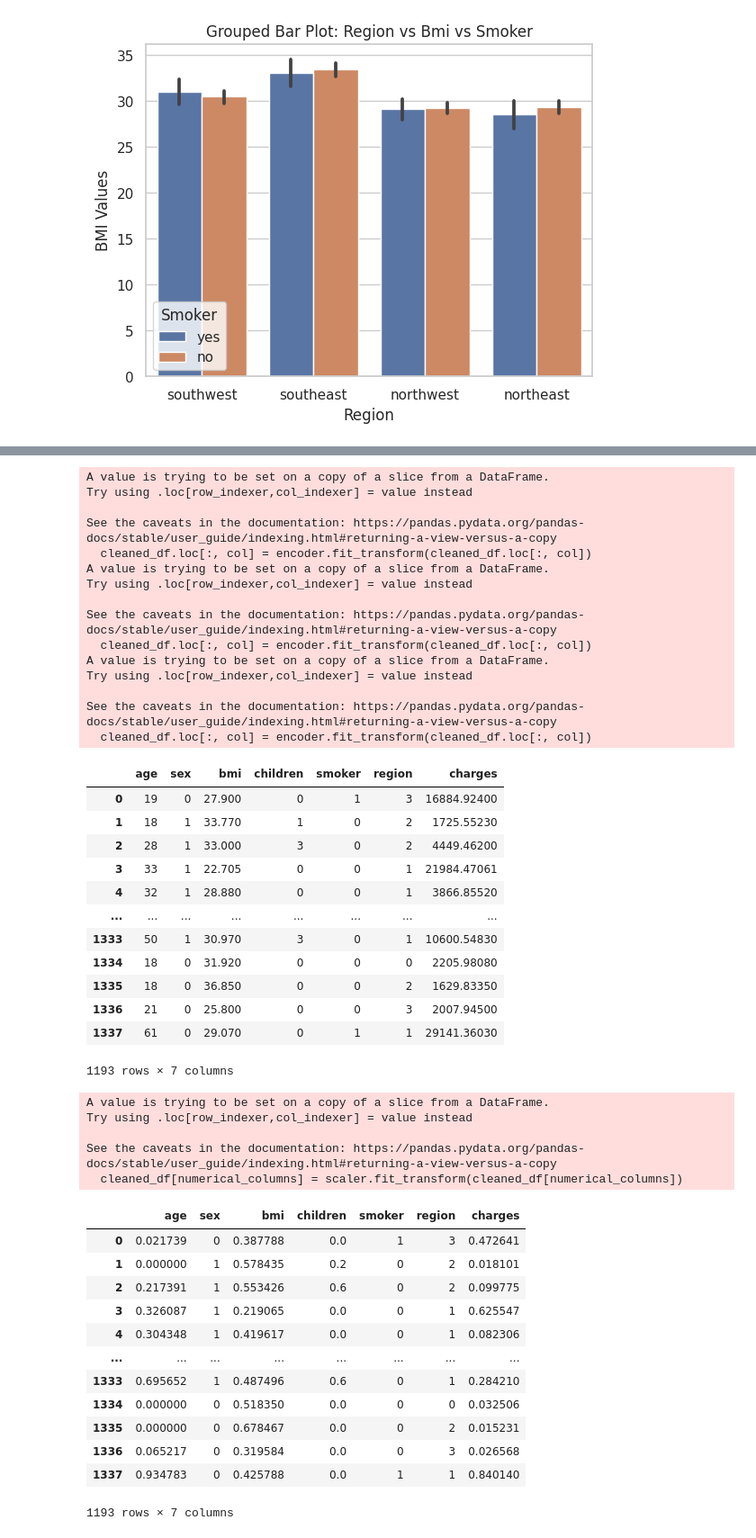
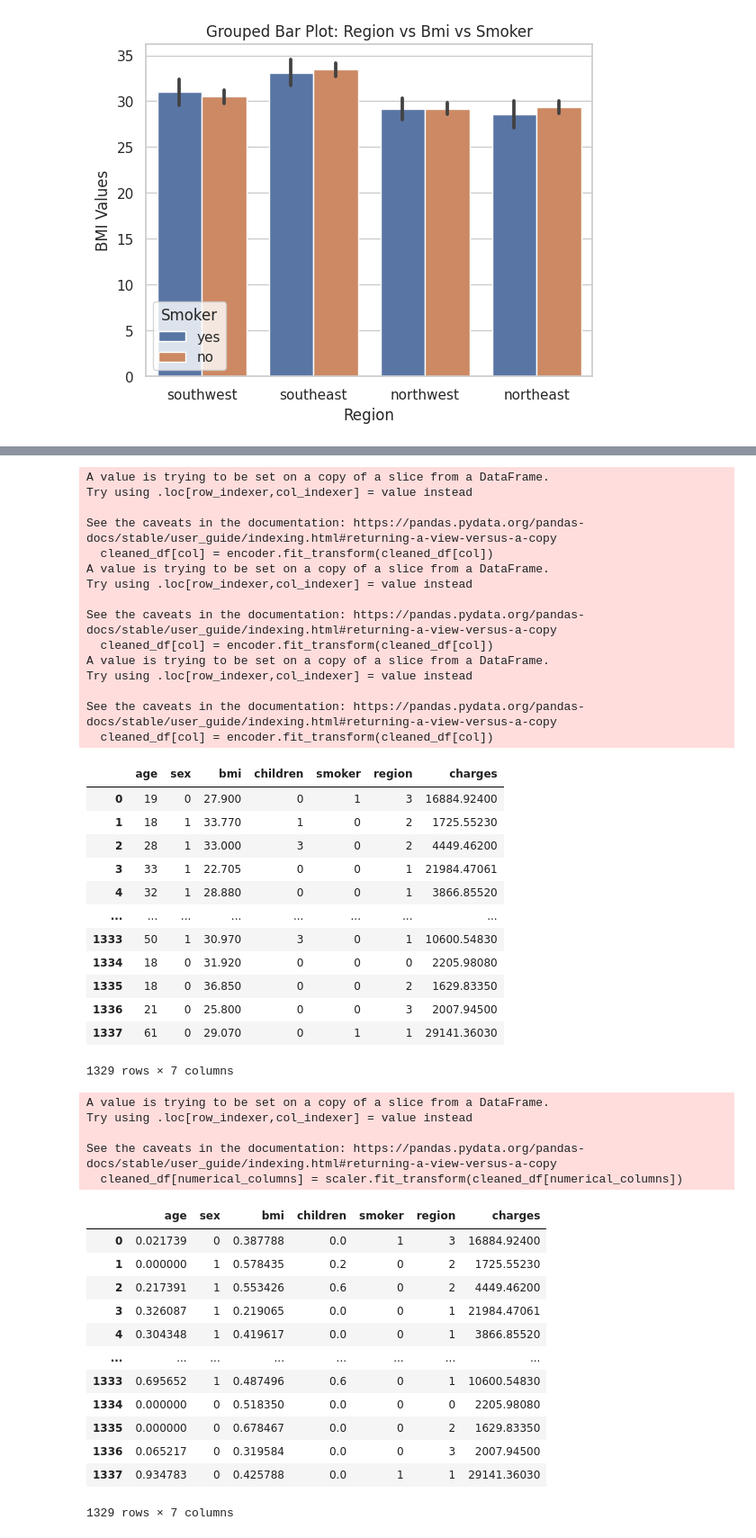
Before and after one commit to koozgur/Aygaz_Makine_Ogrenmesi_Bootcamp, a Jupyter notebook: Medical_Cost_Analysis.ipynb, the cells around one changed output, grey strips where cells are left out. Shown at 90% size. Cells and saved outputs as stored; diff of their text form; code cells hidden in the pictures.

```diff
--- a/Medical_Cost_Analysis.ipynb
+++ b/Medical_Cost_Analysis.ipynb
@@ -219,11 +219,16 @@ plt.show()
 # If the data point is smaller than Q1- 1.5* IQR or larger than Q3 + 1.5IQR,
 # we say that the point is outlier and we remove it.
 
+numeric_columns = ['age', 'bmi', 'children']
 
-Q1 = dataset.quantile(0.25)
-Q3 = dataset.quantile(0.75)
+
+Q1 = dataset[numeric_columns].quantile(0.25, numeric_only = True)
+Q3 = dataset[numeric_columns].quantile(0.75, numeric_only = True)
 IQR = Q3 - Q1
 threshold = 1.5
-outliers_mask = ((dataset < Q1 - threshold * IQR) | (dataset > Q3 + threshold * IQR))
+outliers_mask = (
+    (dataset[numeric_columns] < Q1 - threshold * IQR) | (dataset[numeric_columns] > Q3 + threshold * IQR)
+)
+
+# Use the mask to filter the DataFrame and remove outliers
 cleaned_df = dataset[~outliers_mask.any(axis=1)]
-cleaned_df
@@ -254,28 +245,32 @@ cleaned_df.describe().T
 # %%
+
 from sklearn.preprocessing import LabelEncoder
+
 categorical_columns = ['sex', 'smoker', 'region']
 encoder = LabelEncoder()
 
 # Apply label encoding to each categorical column
 for col in categorical_columns:
-    cleaned_df.loc[:, col] = encoder.fit_transform(cleaned_df.loc[:, col])
+    cleaned_df[col] = encoder.fit_transform(cleaned_df[col])
+
+# 'cleaned_df' now contains the label-encoded values without warnings
 cleaned_df
 # %% [output]
 A value is trying to be set on a copy of a slice from a DataFrame.
 Try using .loc[row_indexer,col_indexer] = value instead
 
 See the caveats in the documentation: https://pandas.pydata.org/pandas-docs/stable/user_guide/indexing.html#returning-a-view-versus-a-copy
-  cleaned_df.loc[:, col] = encoder.fit_transform(cleaned_df.loc[:, col])
+  cleaned_df[col] = encoder.fit_transform(cleaned_df[col])
 A value is trying to be set on a copy of a slice from a DataFrame.
 Try using .loc[row_indexer,col_indexer] = value instead
 
 See the caveats in the documentation: https://pandas.pydata.org/pandas-docs/stable/user_guide/indexing.html#returning-a-view-versus-a-copy
-  cleaned_df.loc[:, col] = encoder.fit_transform(cleaned_df.loc[:, col])
+  cleaned_df[col] = encoder.fit_transform(cleaned_df[col])
 A value is trying to be set on a copy of a slice from a DataFrame.
 Try using .loc[row_indexer,col_indexer] = value instead
 
 See the caveats in the documentation: https://pandas.pydata.org/pandas-docs/stable/user_guide/indexing.html#returning-a-view-versus-a-copy
-  cleaned_df.loc[:, col] = encoder.fit_transform(cleaned_df.loc[:, col])
+  cleaned_df[col] = encoder.fit_transform(cleaned_df[col])
 |  | age | sex | bmi | children | smoker | region | charges |
 | 0 | 19 | 0 | 27.900 | 0 | 1 | 3 | 16884.92400 |
 | 1 | 18 | 1 | 33.770 | 1 | 0 | 2 | 1725.55230 |
@@ -288,36 +283,36 @@ See the caveats in the documentation: https://pandas.pydata.org/pandas-docs/stab
 | 1335 | 18 | 0 | 36.850 | 0 | 0 | 2 | 1629.83350 |
 | 1336 | 21 | 0 | 25.800 | 0 | 0 | 3 | 2007.94500 |
 | 1337 | 61 | 0 | 29.070 | 0 | 1 | 1 | 29141.36030 |
-1193 rows × 7 columns
+1329 rows × 7 columns
 # %%
 from sklearn.preprocessing import MinMaxScaler
 
 
-numerical_columns = ['age', 'bmi', 'children', 'charges']  # Names of numerical columns
+numerical_columns = ['age', 'bmi', 'children']  # Names of numerical columns
 scaler = MinMaxScaler() #our normalization function
 
 # Apply normalization to each numerical column
 cleaned_df[numerical_columns] = scaler.fit_transform(cleaned_df[numerical_columns])
 cleaned_df
 # %% [output]
 A value is trying to be set on a copy of a slice from a DataFrame.
 Try using .loc[row_indexer,col_indexer] = value instead
 
 See the caveats in the documentation: https://pandas.pydata.org/pandas-docs/stable/user_guide/indexing.html#returning-a-view-versus-a-copy
   cleaned_df[numerical_columns] = scaler.fit_transform(cleaned_df[numerical_columns])
 |  | age | sex | bmi | children | smoker | region | charges |
-| 0 | 0.021739 | 0 | 0.387788 | 0.0 | 1 | 3 | 0.472641 |
-| 1 | 0.000000 | 1 | 0.578435 | 0.2 | 0 | 2 | 0.018101 |
-| 2 | 0.217391 | 1 | 0.553426 | 0.6 | 0 | 2 | 0.099775 |
-| 3 | 0.326087 | 1 | 0.219065 | 0.0 | 0 | 1 | 0.625547 |
-| 4 | 0.304348 | 1 | 0.419617 | 0.0 | 0 | 1 | 0.082306 |
+| 0 | 0.021739 | 0 | 0.387788 | 0.0 | 1 | 3 | 16884.92400 |
+| 1 | 0.000000 | 1 | 0.578435 | 0.2 | 0 | 2 | 1725.55230 |
+| 2 | 0.217391 | 1 | 0.553426 | 0.6 | 0 | 2 | 4449.46200 |
+| 3 | 0.326087 | 1 | 0.219065 | 0.0 | 0 | 1 | 21984.47061 |
+| 4 | 0.304348 | 1 | 0.419617 | 0.0 | 0 | 1 | 3866.85520 |
 | ... | ... | ... | ... | ... | ... | ... | ... |
-| 1333 | 0.695652 | 1 | 0.487496 | 0.6 | 0 | 1 | 0.284210 |
-| 1334 | 0.000000 | 0 | 0.518350 | 0.0 | 0 | 0 | 0.032506 |
-| 1335 | 0.000000 | 0 | 0.678467 | 0.0 | 0 | 2 | 0.015231 |
-| 1336 | 0.065217 | 0 | 0.319584 | 0.0 | 0 | 3 | 0.026568 |
-| 1337 | 0.934783 | 0 | 0.425788 | 0.0 | 1 | 1 | 0.840140 |
+| 1333 | 0.695652 | 1 | 0.487496 | 0.6 | 0 | 1 | 10600.54830 |
+| 1334 | 0.000000 | 0 | 0.518350 | 0.0 | 0 | 0 | 2205.98080 |
+| 1335 | 0.000000 | 0 | 0.678467 | 0.0 | 0 | 2 | 1629.83350 |
+| 1336 | 0.065217 | 0 | 0.319584 | 0.0 | 0 | 3 | 2007.94500 |
+| 1337 | 0.934783 | 0 | 0.425788 | 0.0 | 1 | 1 | 29141.36030 |
-1193 rows × 7 columns
+1329 rows × 7 columns
 # %%
 from sklearn.model_selection import train_test_split
 
```
Also changed, not shown: parts of 10 cells of this notebook.
